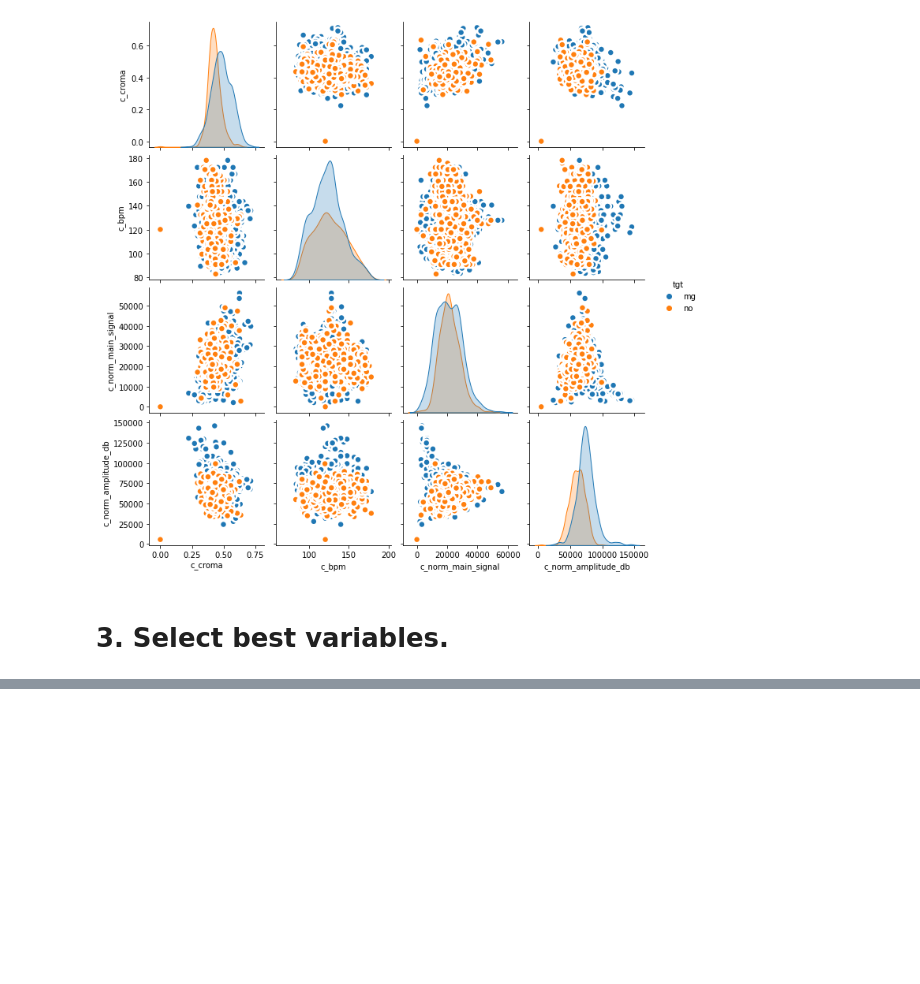
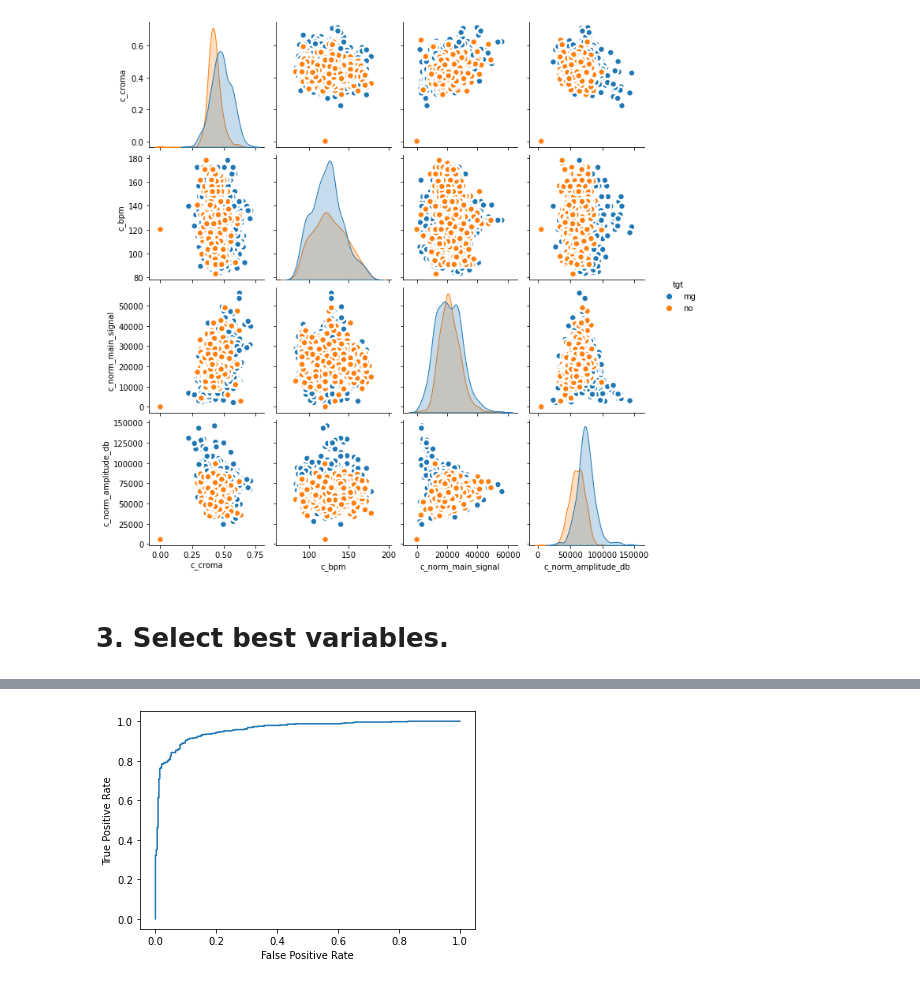
Before and after one commit to SPQR14/super_aproval_project, a Jupyter notebook: user_nb/M2 - modelación_supervisada_new_hope - completo.ipynb, the cells around one changed output, grey strips where cells are left out. Saved outputs shown, nothing was run; the diff lists cells and outputs as text; code cells hidden in the pictures; blank space fills up the shorter version.

```diff
--- a/user_nb/M2 - modelación_supervisada_new_hope - completo.ipynb
+++ b/user_nb/M2 - modelación_supervisada_new_hope - completo.ipynb
@@ -117,0 +188,4 @@ z = kb.fit_transform(Xt, yt)
+# %%
+Xt, Xv, yt, yv = train_test_split(mm_df[predictors], mm_df[target], test_size=0.30, random_state=9238475)
+# %%
+Xt_ld, Xv_ld, yt, yv = train_test_split(low_dimensionality, df[target], test_size=0.30, random_state=9238475)
@@ -117,0 +254,5 @@ z = kb.fit_transform(Xt, yt)
+# %%
+cerebro = MLPClassifier(hidden_layer_sizes=(100, 200, 300, 400 ,300, 200, 100), max_iter=1000, verbose=2,
+                      activation='relu', solver='sgd', learning_rate='adaptive')
+# %%
+cerebro.fit(Xt, yt)
@@ -117,0 +321,8 @@ z = kb.fit_transform(Xt, yt)
+# %%
+fpr, tpr, _ = metrics.roc_curve(yt, cerebro.predict_proba(Xt)[::,1])
+plt.plot(fpr,tpr)
+plt.ylabel('True Positive Rate')
+plt.xlabel('False Positive Rate')
+plt.show()
+# %% [output]
+[figure, added]
```
Also changed, not shown: parts of 54 cells of this notebook, 2 other files.
